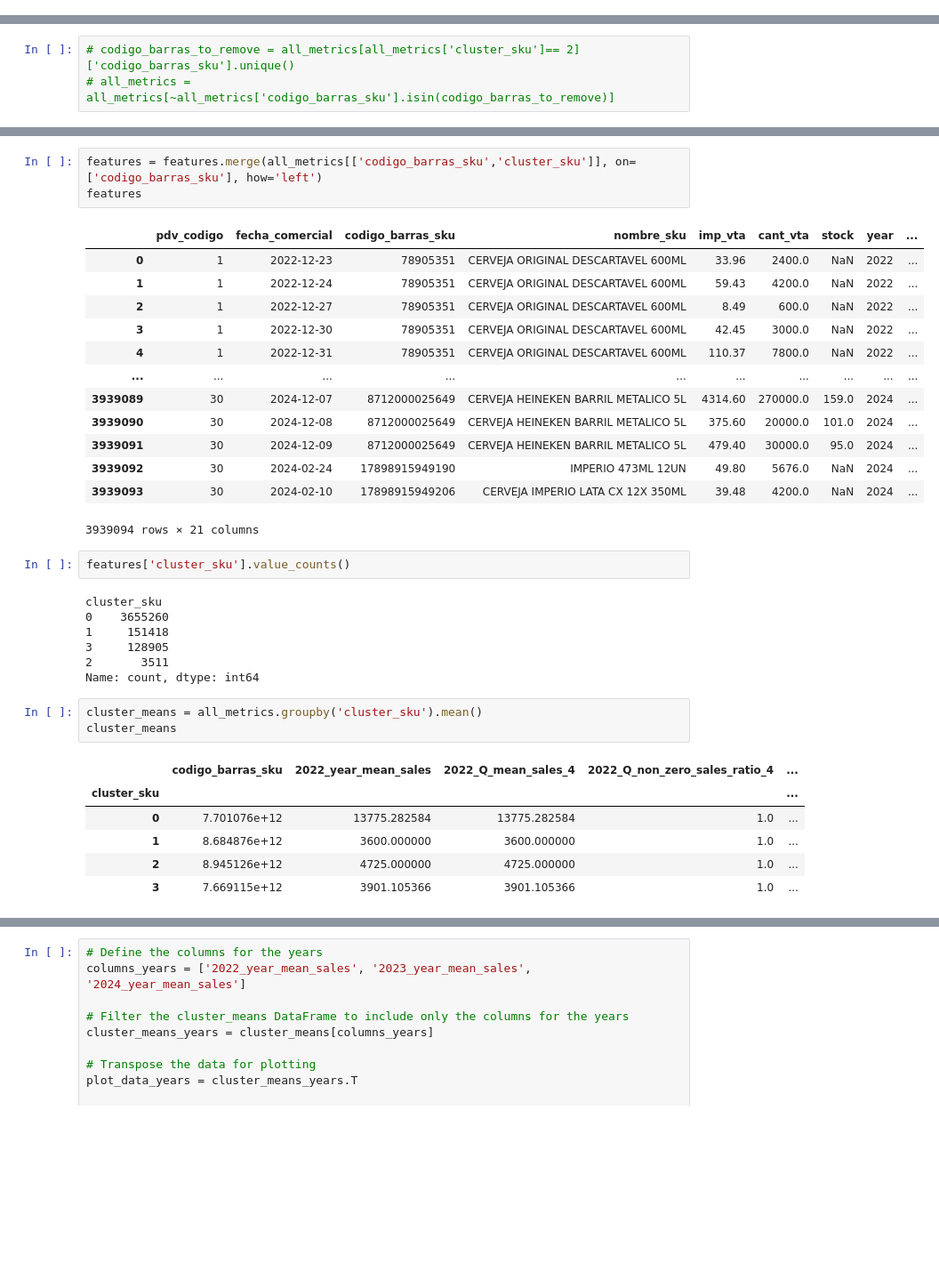
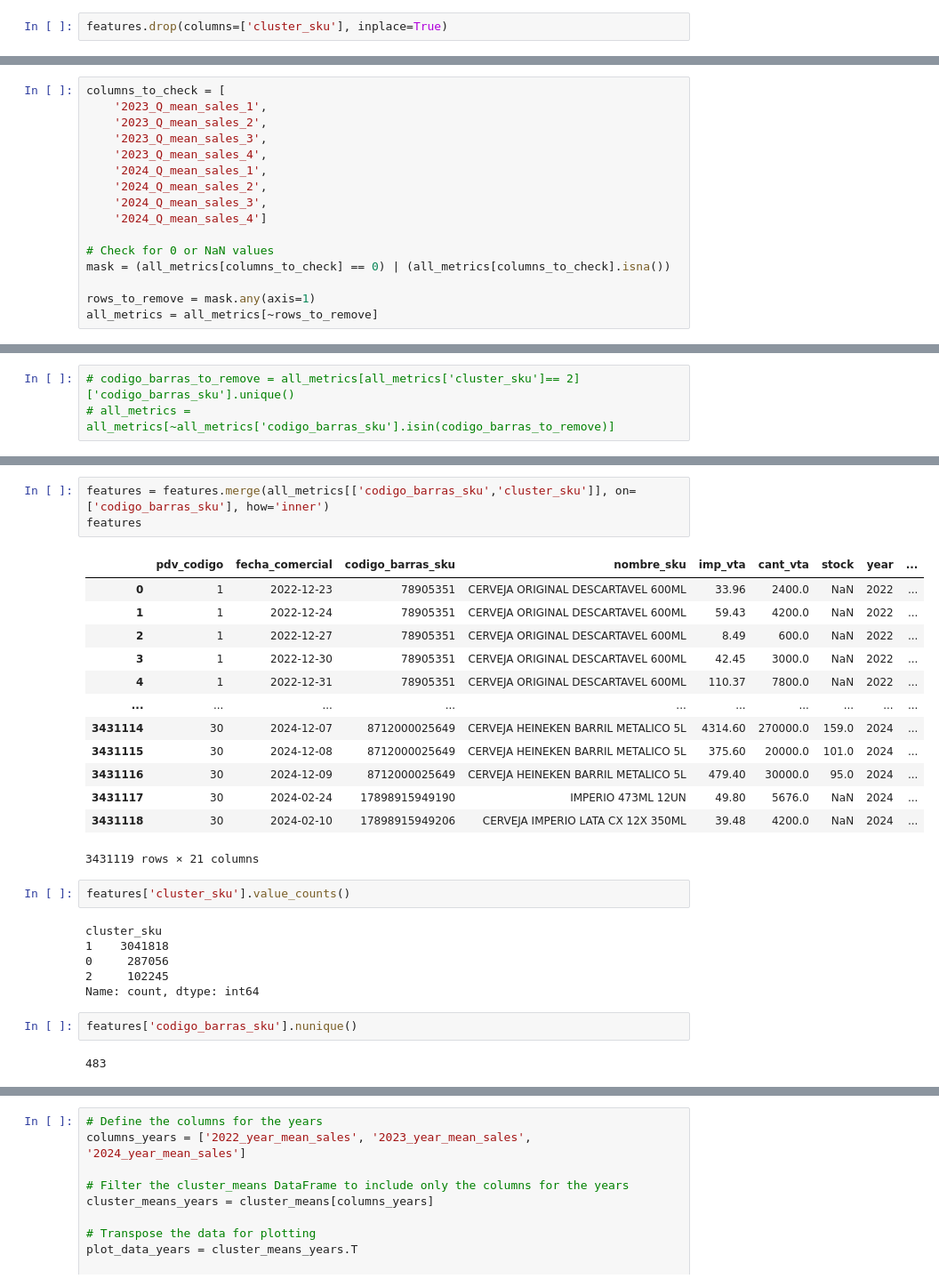
Before and after one commit to SantiagoRomanoOddone/MasterThesis, a Jupyter notebook: clustering/clustering_lab.ipynb, the cells around one changed output, grey strips where cells are left out. Shown at 89% size. Drawn from its saved outputs; the diff is of its cells as text; blank space fills up the shorter version.

```diff
--- a/clustering/clustering_lab.ipynb
+++ b/clustering/clustering_lab.ipynb
@@ -388,6 +388,8 @@ features.shape
 features.to_parquet('../features/processed/features.parquet')
 # %% [markdown]
 # Clustering by product
+# %%
+features.drop(columns=['cluster_sku'], inplace=True)
 # %%
 import pandas as pd
 
@@ -488,6 +490,22 @@ all_metrics
 | 1117 | 27894900031601 | NaN | NaN | NaN | ... |
 | 1118 | 27898915949210 | 4662.7 | 4662.7 | 3873.6 | ... |
 1119 rows × 13 columns
+# %%
+columns_to_check = [
+    '2023_Q_mean_sales_1',
+    '2023_Q_mean_sales_2',
+    '2023_Q_mean_sales_3',
+    '2023_Q_mean_sales_4',
+    '2024_Q_mean_sales_1',
+    '2024_Q_mean_sales_2',
+    '2024_Q_mean_sales_3',
+    '2024_Q_mean_sales_4']
+
+# Check for 0 or NaN values
+mask = (all_metrics[columns_to_check] == 0) | (all_metrics[columns_to_check].isna())
+
+rows_to_remove = mask.any(axis=1)
+all_metrics = all_metrics[~rows_to_remove]
 # %%
 clustering_features = all_metrics.drop(columns=['codigo_barras_sku'])
 
@@ -566,39 +589,32 @@ all_metrics
 # %%
-features = features.merge(all_metrics[['codigo_barras_sku','cluster_sku']], on=['codigo_barras_sku'], how='left')
+features = features.merge(all_metrics[['codigo_barras_sku','cluster_sku']], on=['codigo_barras_sku'], how='inner')
 features
 # %% [output]
 |  | pdv_codigo | fecha_comercial | codigo_barras_sku | nombre_sku | imp_vta | cant_vta | stock | year | ... |
 | 0 | 1 | 2022-12-23 | 78905351 | CERVEJA ORIGINAL DESCARTAVEL 600ML | 33.96 | 2400.0 | NaN | 2022 | ... |
 | 1 | 1 | 2022-12-24 | 78905351 | CERVEJA ORIGINAL DESCARTAVEL 600ML | 59.43 | 4200.0 | NaN | 2022 | ... |
 | 2 | 1 | 2022-12-27 | 78905351 | CERVEJA ORIGINAL DESCARTAVEL 600ML | 8.49 | 600.0 | NaN | 2022 | ... |
 | 3 | 1 | 2022-12-30 | 78905351 | CERVEJA ORIGINAL DESCARTAVEL 600ML | 42.45 | 3000.0 | NaN | 2022 | ... |
 | 4 | 1 | 2022-12-31 | 78905351 | CERVEJA ORIGINAL DESCARTAVEL 600ML | 110.37 | 7800.0 | NaN | 2022 | ... |
 | ... | ... | ... | ... | ... | ... | ... | ... | ... | ... |
-| 3939089 | 30 | 2024-12-07 | 8712000025649 | CERVEJA HEINEKEN BARRIL METALICO 5L | 4314.60 | 270000.0 | 159.0 | 2024 | ... |
-| 3939090 | 30 | 2024-12-08 | 8712000025649 | CERVEJA HEINEKEN BARRIL METALICO 5L | 375.60 | 20000.0 | 101.0 | 2024 | ... |
-| 3939091 | 30 | 2024-12-09 | 8712000025649 | CERVEJA HEINEKEN BARRIL METALICO 5L | 479.40 | 30000.0 | 95.0 | 2024 | ... |
-| 3939092 | 30 | 2024-02-24 | 17898915949190 | IMPERIO 473ML 12UN | 49.80 | 5676.0 | NaN | 2024 | ... |
-| 3939093 | 30 | 2024-02-10 | 17898915949206 | CERVEJA IMPERIO LATA CX 12X 350ML | 39.48 | 4200.0 | NaN | 2024 | ... |
+| 3431114 | 30 | 2024-12-07 | 8712000025649 | CERVEJA HEINEKEN BARRIL METALICO 5L | 4314.60 | 270000.0 | 159.0 | 2024 | ... |
+| 3431115 | 30 | 2024-12-08 | 8712000025649 | CERVEJA HEINEKEN BARRIL METALICO 5L | 375.60 | 20000.0 | 101.0 | 2024 | ... |
+| 3431116 | 30 | 2024-12-09 | 8712000025649 | CERVEJA HEINEKEN BARRIL METALICO 5L | 479.40 | 30000.0 | 95.0 | 2024 | ... |
+| 3431117 | 30 | 2024-02-24 | 17898915949190 | IMPERIO 473ML 12UN | 49.80 | 5676.0 | NaN | 2024 | ... |
+| 3431118 | 30 | 2024-02-10 | 17898915949206 | CERVEJA IMPERIO LATA CX 12X 350ML | 39.48 | 4200.0 | NaN | 2024 | ... |
-3939094 rows × 21 columns
+3431119 rows × 21 columns
 # %%
 features['cluster_sku'].value_counts()
 # %% [output]
 cluster_sku
-0    3655260
-1     151418
-3     128905
-2       3511
+1    3041818
+0     287056
+2     102245
 Name: count, dtype: int64
-# %%
-cluster_means = all_metrics.groupby('cluster_sku').mean()
-cluster_means
-# %% [output]
-|  | codigo_barras_sku | 2022_year_mean_sales | 2022_Q_mean_sales_4 | 2022_Q_non_zero_sales_ratio_4 | ... |
-| cluster_sku |  |  |  |  | ... |
-| 0 | 7.701076e+12 | 13775.282584 | 13775.282584 | 1.0 | ... |
-| 1 | 8.684876e+12 | 3600.000000 | 3600.000000 | 1.0 | ... |
-| 2 | 8.945126e+12 | 4725.000000 | 4725.000000 | 1.0 | ... |
-| 3 | 7.669115e+12 | 3901.105366 | 3901.105366 | 1.0 | ... |
+# %%
+features['codigo_barras_sku'].nunique()
+# %% [output]
+483
 # %%
 
 # Define the columns for each year with the updated column names
```
Also changed, not shown: parts of 5 cells of this notebook.
